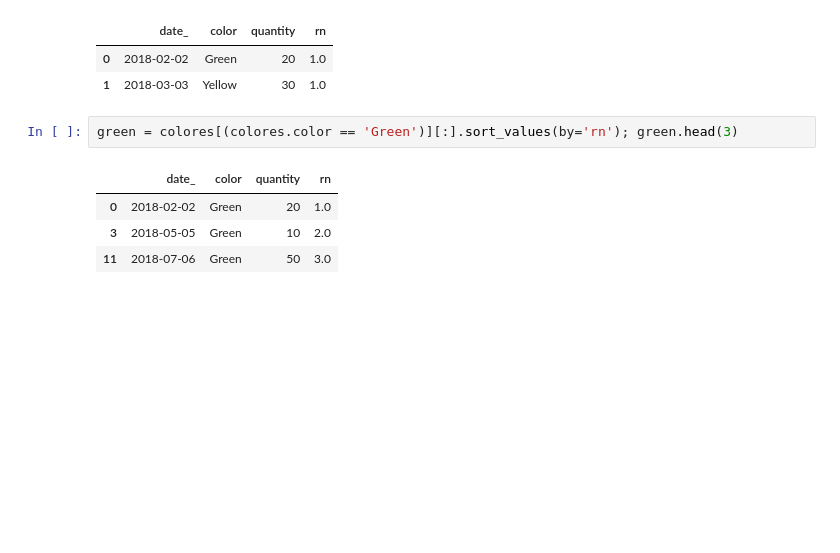
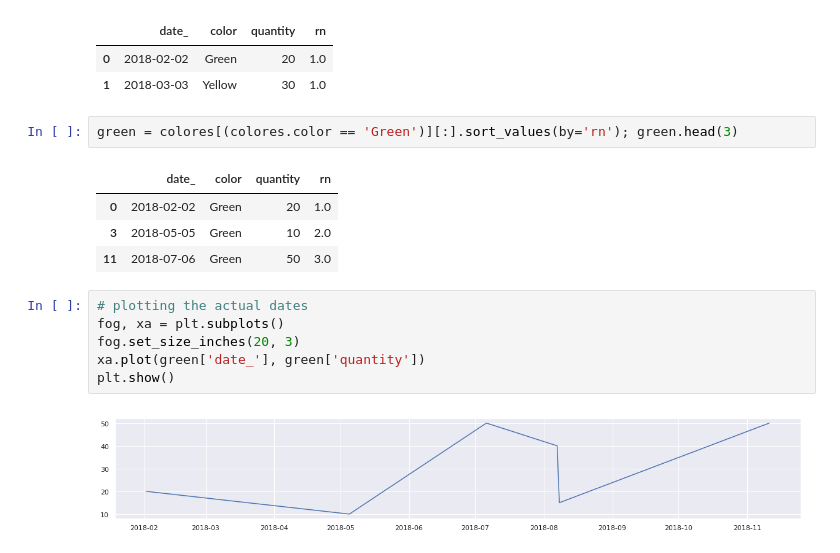
Before and after one commit to leeborio/paginas, a Jupyter notebook: 882_ranking_20191019.ipynb, the cells around one changed output. Saved outputs shown, nothing was run; the diff lists cells and outputs as text; blank space fills up the shorter version.

```diff
--- a/882_ranking_20191019.ipynb
+++ b/882_ranking_20191019.ipynb
@@ -24,4 +24,12 @@ green = colores[(colores.color == 'Green')][:].sort_values(by='rn'); green.head(
 | 0 | 2018-02-02 | Green | 20 | 1.0 |
 | 3 | 2018-05-05 | Green | 10 | 2.0 |
 | 11 | 2018-07-06 | Green | 50 | 3.0 |
+# %%
+# plotting the actual dates
+fog, xa = plt.subplots()
+fog.set_size_inches(20, 3)
+xa.plot(green['date_'], green['quantity'])
+plt.show()
+# %% [output]
+[figure, added]
 # %%
```
Also changed, not shown: parts of 2 cells of this notebook.
